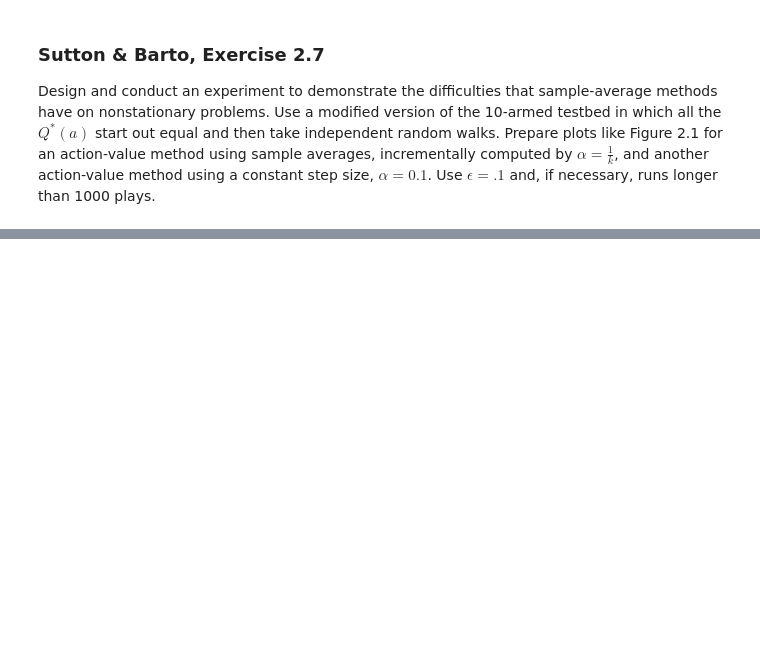
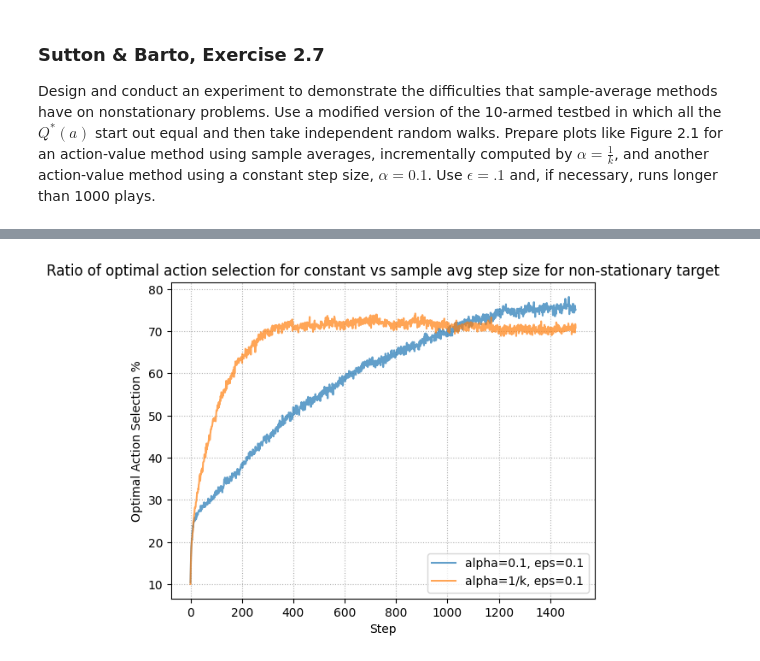
Before and after one commit to aadi219/reinforcement-learning, a Jupyter notebook: n-armed_bandit.ipynb, the cells around one changed output, grey strips where cells are left out. Cells and saved outputs as stored; diff of their text form; code cells hidden in the pictures; blank space fills up the shorter version.

```diff
--- a/n-armed_bandit.ipynb
+++ b/n-armed_bandit.ipynb
@@ -190,0 +204,9 @@ plt.show()
+# %%
+plot_comparison(num_tasks,
+                (hist_with_alpha[1] * 100, hist_with_sample_mean[1] * 100),
+                labels=(f'alpha=0.1, eps={eps}', f'alpha=1/k, eps={eps}'),
+                title='Ratio of optimal action selection for constant vs sample avg step size for non-stationary target',
+                xlabel='Step',
+                ylabel='Optimal Action Selection %')
+# %% [output]
+[figure, added]
```
Also changed, not shown: parts of 7 cells of this notebook.
